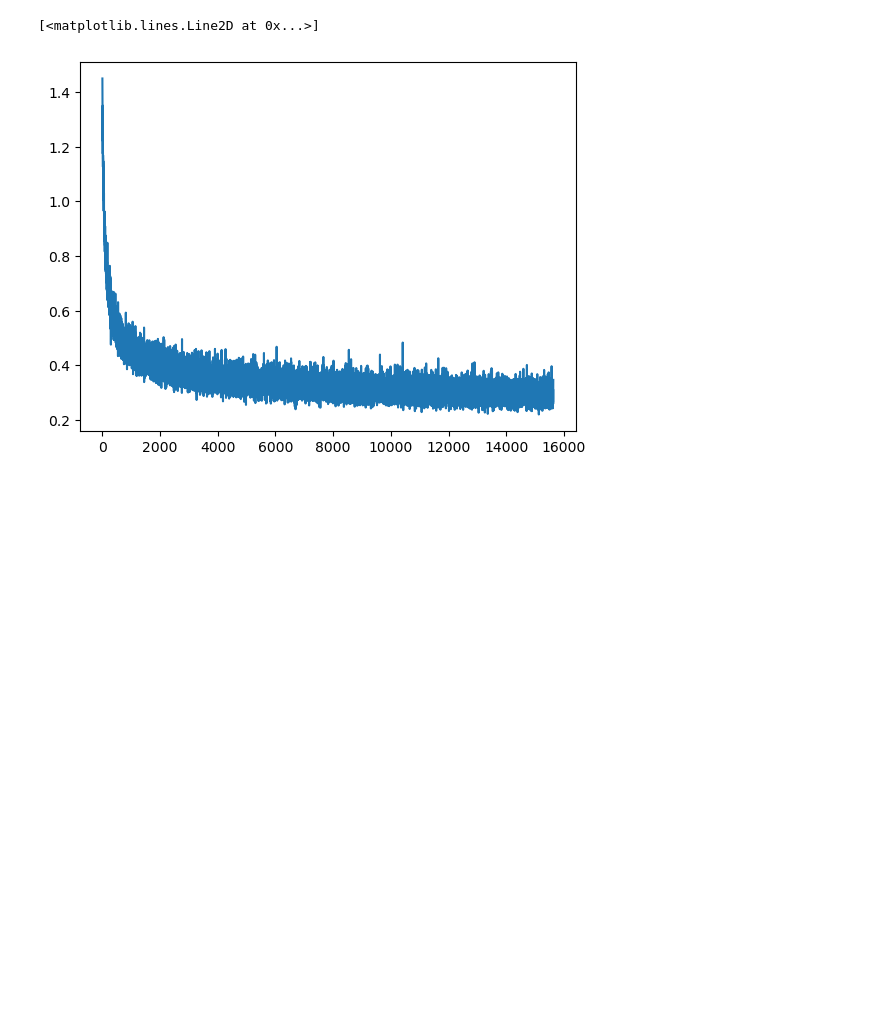
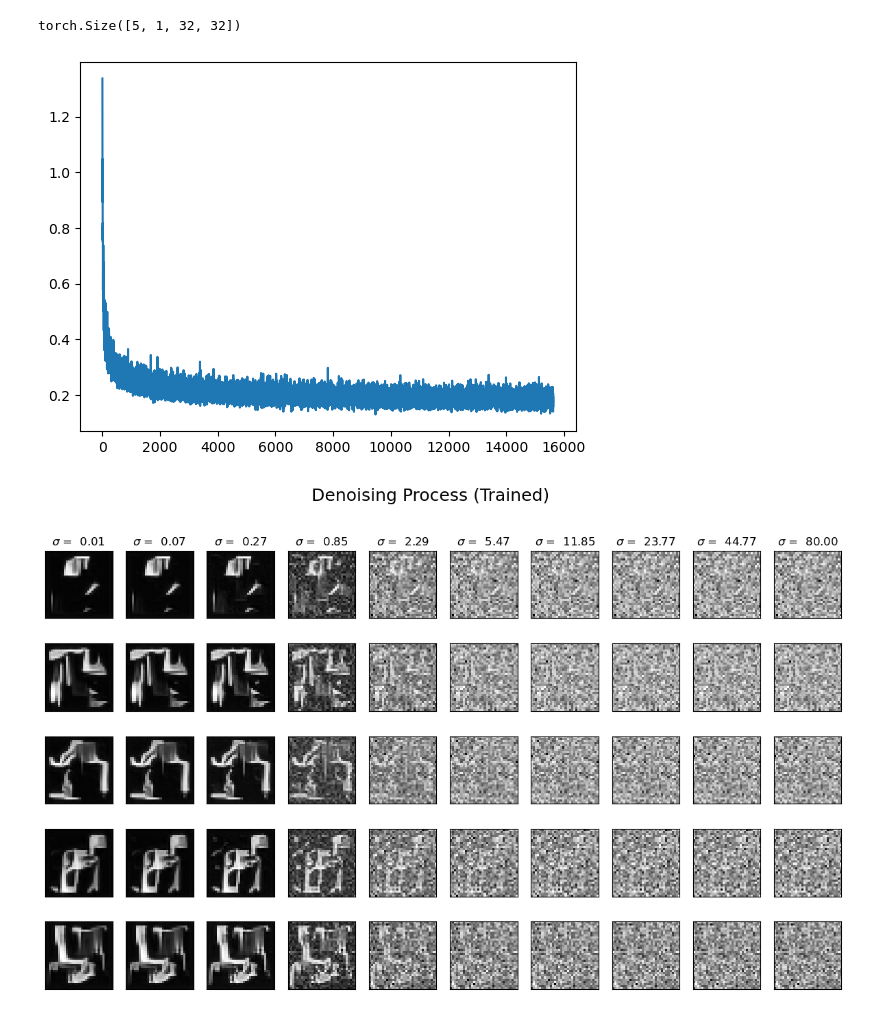
Before and after one commit to chrisfinlay/ddpm, a Jupyter notebook: project.ipynb, the cells around one changed output. Drawn from its saved outputs; the diff is of its cells as text; code cells hidden in the pictures; blank space fills up the shorter version.

```diff
--- a/project.ipynb
+++ b/project.ipynb
@@ -53,61 +110,50 @@ def N(y, sigma):
 # %%
-from model import Model, Model2, Model3
-
-model = Model(image_channels=1, nb_channels=8, num_blocks=5, cond_channels=64).to(device)
-# model = Model2(image_channels=1, nb_channels=64, num_blocks=3, cond_channels=64).to(device)
-# model = Model3(image_channels=1, nb_channels=64, num_blocks=3, cond_channels=64).to(device)
+model = Model2(image_channels=1, nb_channels=64, num_blocks=3, cond_channels=64).to(device)
 F = model.forward
 
 def D(x, sigma):
-    return c_skip(sigma) * x + c_out(sigma) * F(c_in(sigma) * x, c_noise(sigma))
+    return c_skip(sigma[:,None,None,None]) * x + c_out(sigma[:,None,None,None]) * F(c_in(sigma[:,None,None,None]) * x, c_noise(sigma))
 
 nb_epochs, lr = 10, 1e-4
 batch_size = 32
 
-criterion = torch.nn.MSELoss()
+criterion = torch.nn.MSELoss().to(device)
 optimizer = torch.optim.Adam(model.parameters(), lr)
 
-criterion.to(device)
-
 losses = []
-
-from data import load_dataset_and_make_dataloaders
-
-gpu = torch.cuda.is_available()
-device = torch.device('cuda:0' if gpu else 'cpu')
 
 dl, info = load_dataset_and_make_dataloaders(
     dataset_name='FashionMNIST',
     root_dir='data', # choose the directory to store the data
     batch_size=batch_size,
     num_workers=0,   # you can use more workers if you see the GPU is waiting for the batches
     pin_memory=gpu,  # use pin memory if you're planning to move the data to GPU
 )
 
 for _ in range(nb_epochs):
     for y, _ in dl.train:
-        sigma = sample_sigma(y.shape[0]).unsqueeze(1).unsqueeze(1).unsqueeze(1)
+        sigma = utils.sample_sigma(y.shape[0])[:,None,None,None].to(device)
         y = y.to(device)
+        x = N(y, sigma)
 
-        x = N(y, sigma)
-        cin = c_in(sigma)
-        cout = c_out(sigma)
-        cskip = c_skip(sigma)
-        cnoise = c_noise(sigma[:,0,0,0])
-
-        output = F(cin*x, cnoise)
-        target = (y - cskip * x) / cout
+        output = F(c_in(sigma) * x, c_noise(sigma[:,0,0,0]))
+        target = (y - c_skip(sigma) * x) / c_out(sigma)
 
         loss = criterion(output, target)
 
         optimizer.zero_grad()
         loss.backward()
         optimizer.step()
 
         losses.append(loss.item())
         # break
+
+plt.plot(losses)
+
+sigmas = utils.build_sigma_schedule(50).to(device)
+denoised_imgs = utils.generate_images(5, imgs.shape[1:], sigmas, D, include_steps=True, device=device)
+utils.plot_imgs(denoised_imgs[1::5], sigmas[::5], plot_name="denoising_process_trained_model2", plot_title="Denoising Process ((Model 2 Trained)")
+# %% [output]
+torch.Size([5, 1, 32, 32])
+[figure, added]
+[figure, added]
-# %%
-plt.plot(losses)
-# %% [output]
-[<matplotlib.lines.Line2D at 0x...>]
-[figure, removed]
```
Also changed, not shown: parts of 8 cells of this notebook, 3 other files.
